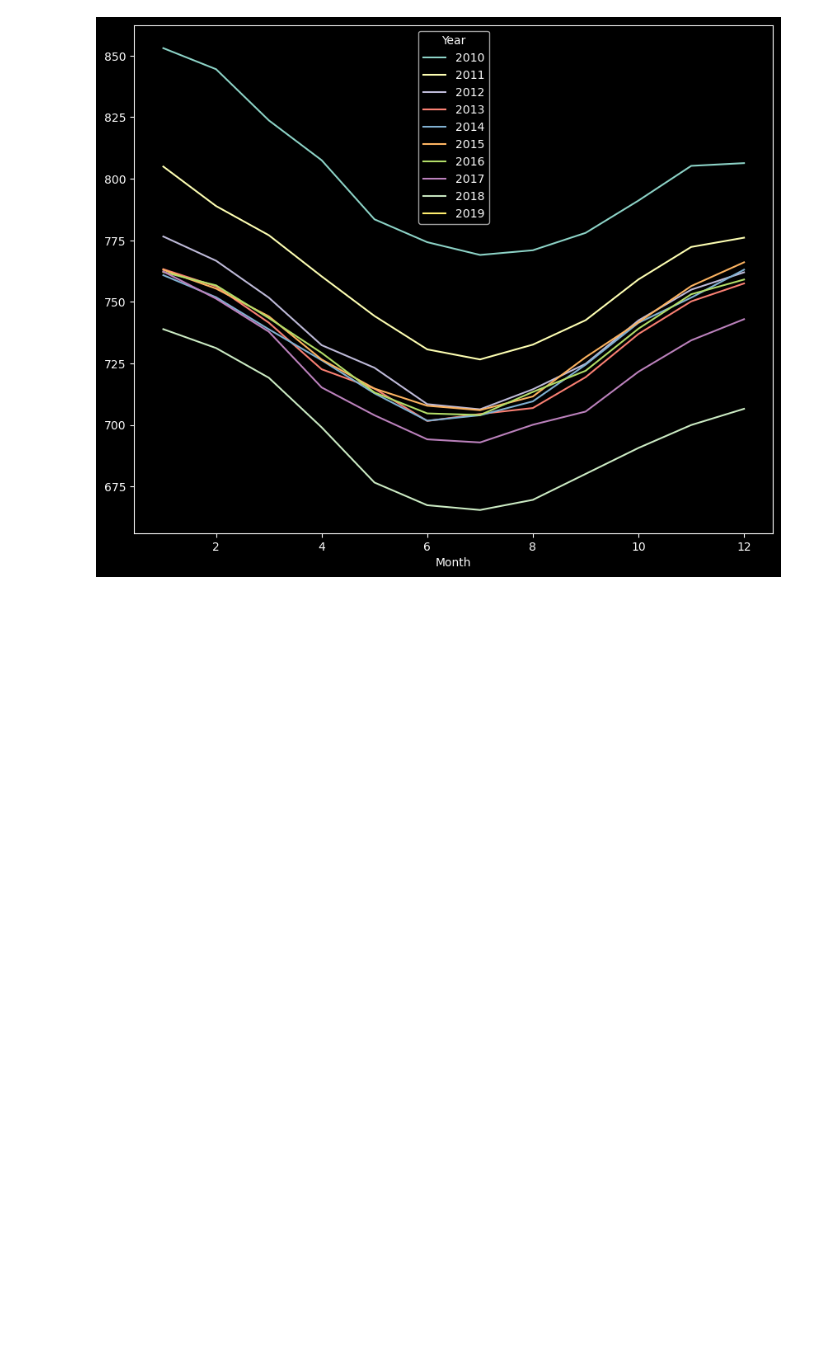
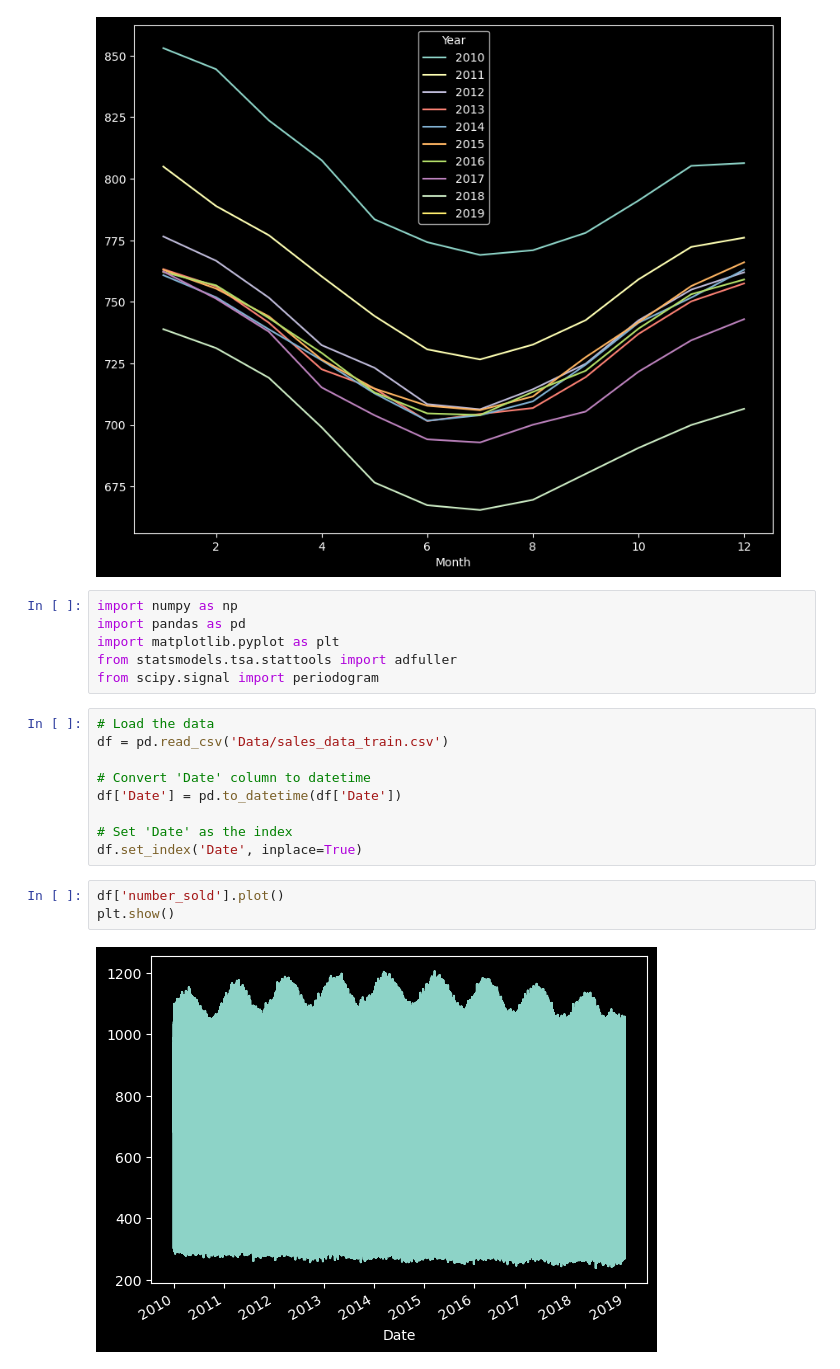
Before and after one commit to adityab24840/Deep-Learning, a Jupyter notebook: Code/TimeseriesAnalysis_Pandas.ipynb, the cells around one changed output. Saved outputs shown, nothing was run; the diff lists cells and outputs as text; blank space fills up the shorter version.

```diff
--- a/Code/TimeseriesAnalysis_Pandas.ipynb
+++ b/Code/TimeseriesAnalysis_Pandas.ipynb
@@ -374,3 +374,23 @@ result_df.plot(figsize=(10,8))
 # %% [output]
 <Axes: xlabel='Month'>
 [figure]
+# %%
+import numpy as np
+import pandas as pd
+import matplotlib.pyplot as plt
+from statsmodels.tsa.stattools import adfuller
+from scipy.signal import periodogram
+# %%
+# Load the data
+df = pd.read_csv('Data/sales_data_train.csv')
+
+# Convert 'Date' column to datetime
+df['Date'] = pd.to_datetime(df['Date'])
+
+# Set 'Date' as the index
+df.set_index('Date', inplace=True)
+# %%
+df['number_sold'].plot()
+plt.show()
+# %% [output]
+[figure, added]
```
Also changed, not shown: parts of 12 cells of this notebook, 1 other file.
